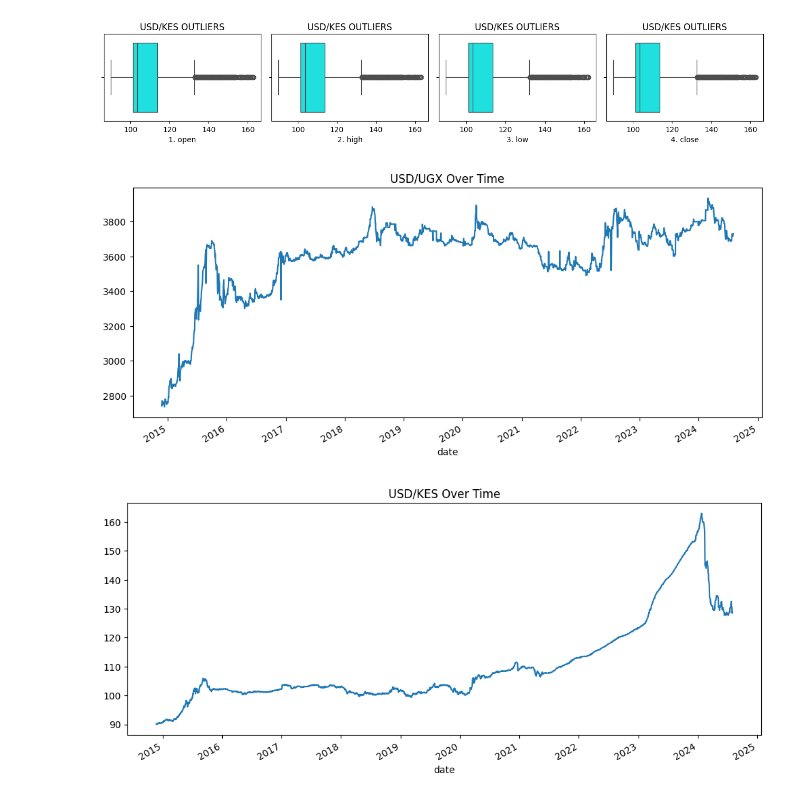
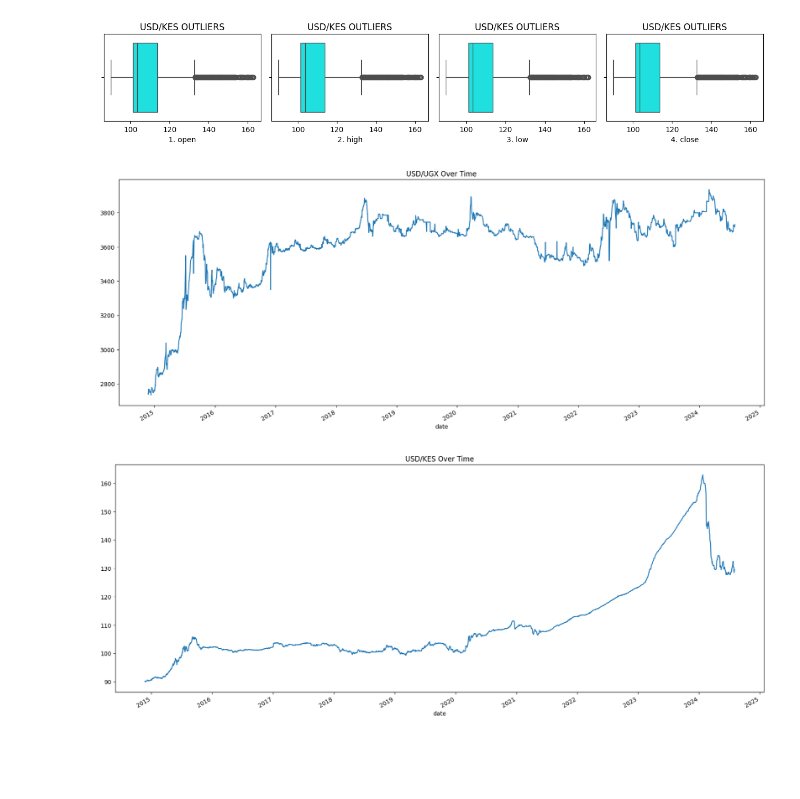
Before and after one commit to memmar1/Project, a Jupyter notebook: Forex.ipynb, the cells around one changed output. Drawn from its saved outputs; the diff is of its cells as text; code cells hidden in the pictures; blank space fills up the shorter version.

```diff
--- a/Forex.ipynb
+++ b/Forex.ipynb
@@ -122,13 +115,13 @@ plt.show()
 # %% [output]
 [figure]
 # %%
-data["4. close"].plot(figsize=(12,5))
+data["4. close"].plot(figsize=(20,8))
 plt.title("USD/UGX Over Time")
 plt.show()
 
-data2["4. close"].plot(figsize=(12,5))
+data2["4. close"].plot(figsize=(20,8))
 plt.title("USD/KES Over Time")
 plt.show()
 # %% [output]
-[figure, old version]
+[figure, new version]
-[figure, old version]
+[figure, new version]
```
Also changed, not shown: parts of 20 cells of this notebook.
